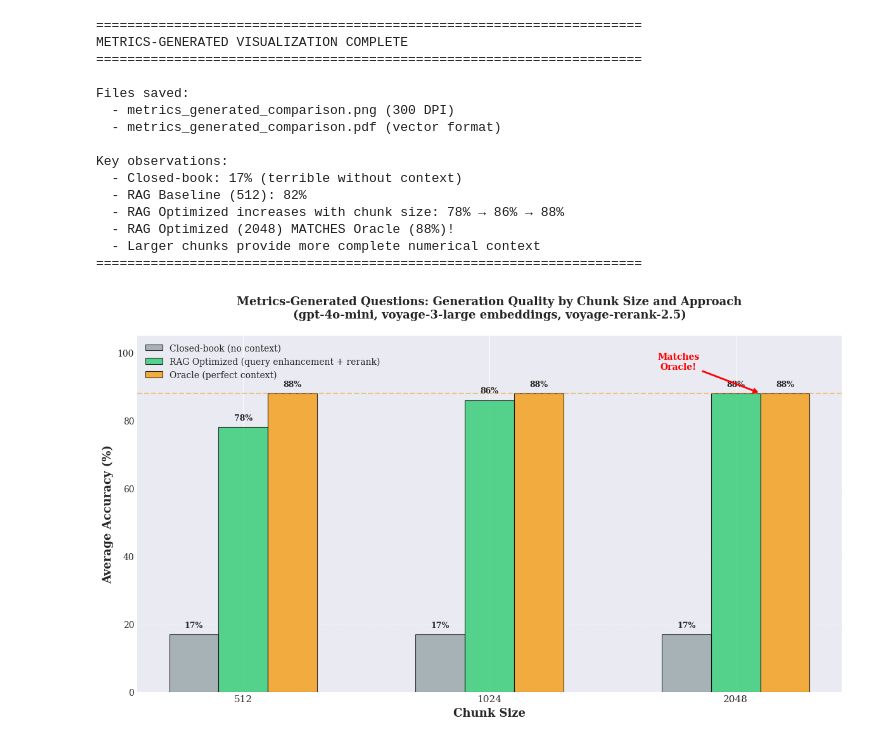
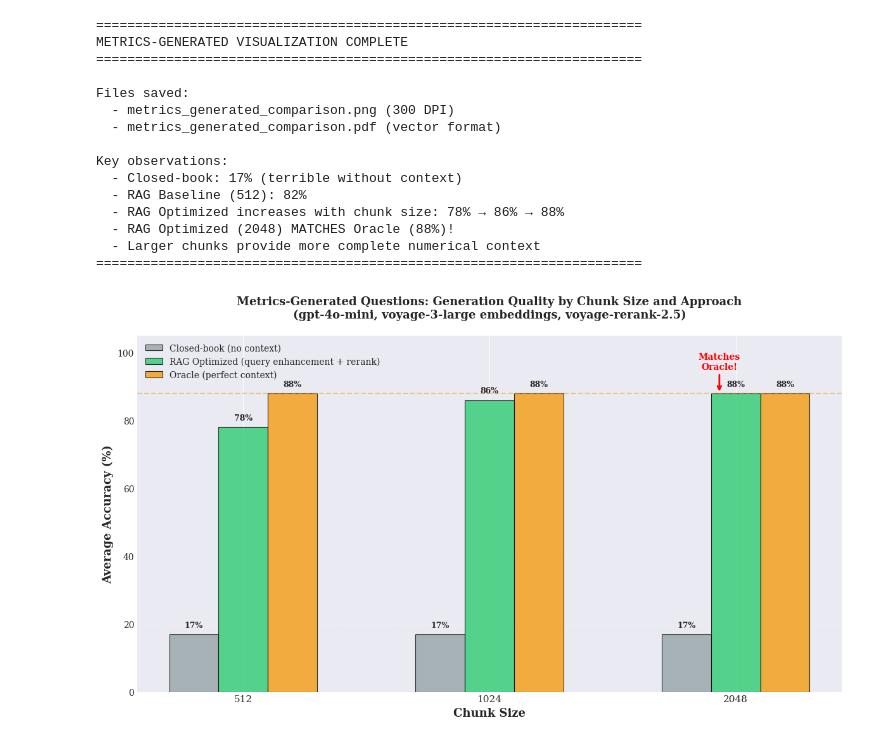
Before and after one commit to mkahe/finance-rag, a Jupyter notebook: labs/generation/09_generation_visualization.ipynb, the cells around one changed output. Saved outputs shown, nothing was run; the diff lists cells and outputs as text; code cells hidden in the pictures.

```diff
--- a/labs/generation/09_generation_visualization.ipynb
+++ b/labs/generation/09_generation_visualization.ipynb
@@ -2853,8 +2850,8 @@ add_labels(bars4)
 
 # Highlight that RAG Optimized matches Oracle at chunk 2048
 ax.annotate('Matches\nOracle!',
-            xy=(x_pos[2] + offset/3, 88),
-            xytext=(x_pos[2] + offset/3 - 0.3, 95),
+            xy=(x_pos[2] - offset/3, 88),
+            xytext=(x_pos[2] - offset/3, 95),
             arrowprops=dict(arrowstyle='->', color='red', lw=2),
             fontsize=10, fontweight='bold', color='red',
             ha='center')
@@ -2887,31 +2884,31 @@ plt.savefig(f'{plot_path}/metrics_generated_comparison_thesis.png', dpi=300, bbo
 
 print("=" * 70)
 print("METRICS-GENERATED VISUALIZATION COMPLETE")
 print("=" * 70)
 print("\nFiles saved:")
 print("  - metrics_generated_comparison.png (300 DPI)")
 print("  - metrics_generated_comparison.pdf (vector format)")
 print("\nKey observations:")
 print("  - Closed-book: 17% (terrible without context)")
 print("  - RAG Baseline (512): 82%")
 print("  - RAG Optimized increases with chunk size: 78% → 86% → 88%")
 print("  - RAG Optimized (2048) MATCHES Oracle (88%)!")
 print("  - Larger chunks provide more complete numerical context")
 print("=" * 70)
 # %% [output]
 ======================================================================
 METRICS-GENERATED VISUALIZATION COMPLETE
 ======================================================================
 
 Files saved:
   - metrics_generated_comparison.png (300 DPI)
   - metrics_generated_comparison.pdf (vector format)
 
 Key observations:
   - Closed-book: 17% (terrible without context)
   - RAG Baseline (512): 82%
   - RAG Optimized increases with chunk size: 78% → 86% → 88%
   - RAG Optimized (2048) MATCHES Oracle (88%)!
   - Larger chunks provide more complete numerical context
 ======================================================================
-[figure, old version]
+[figure, new version]
```
Also changed, not shown: parts of 9 cells of this notebook, 43 other files.
